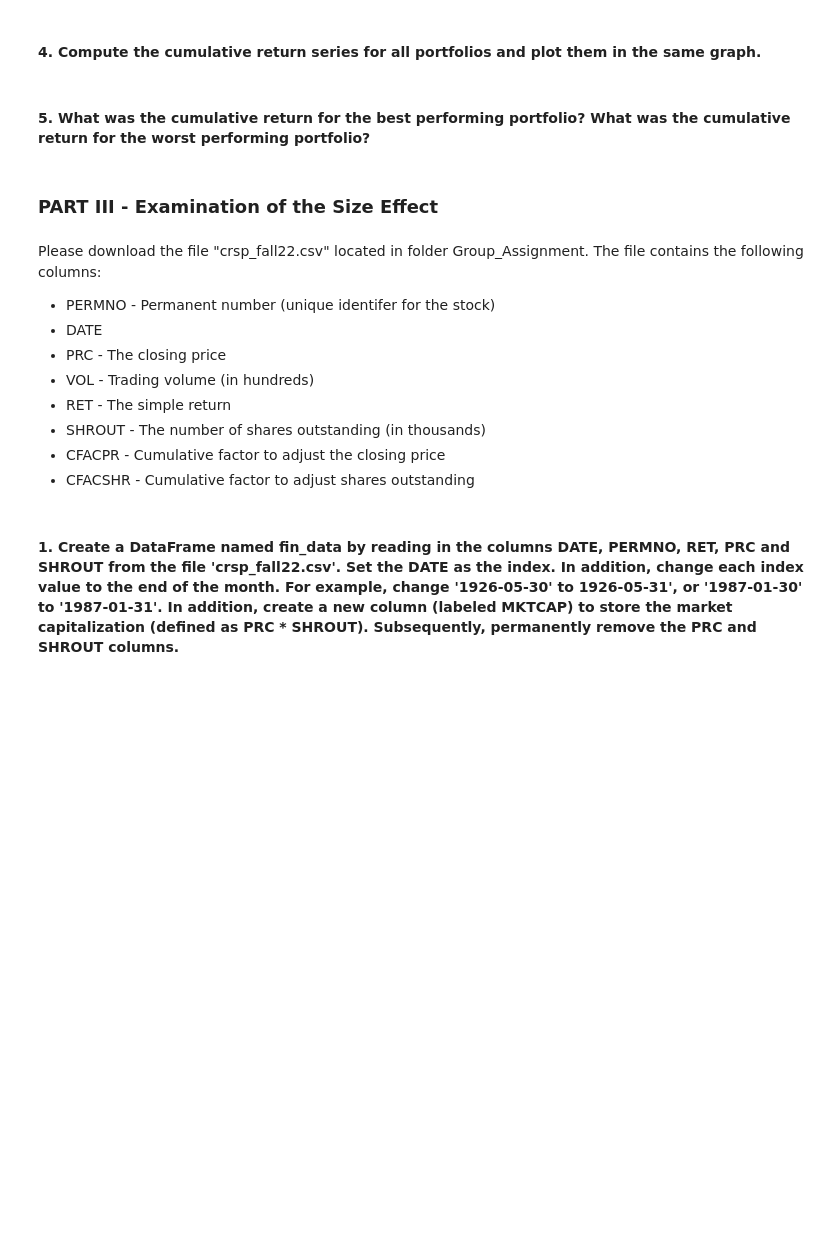
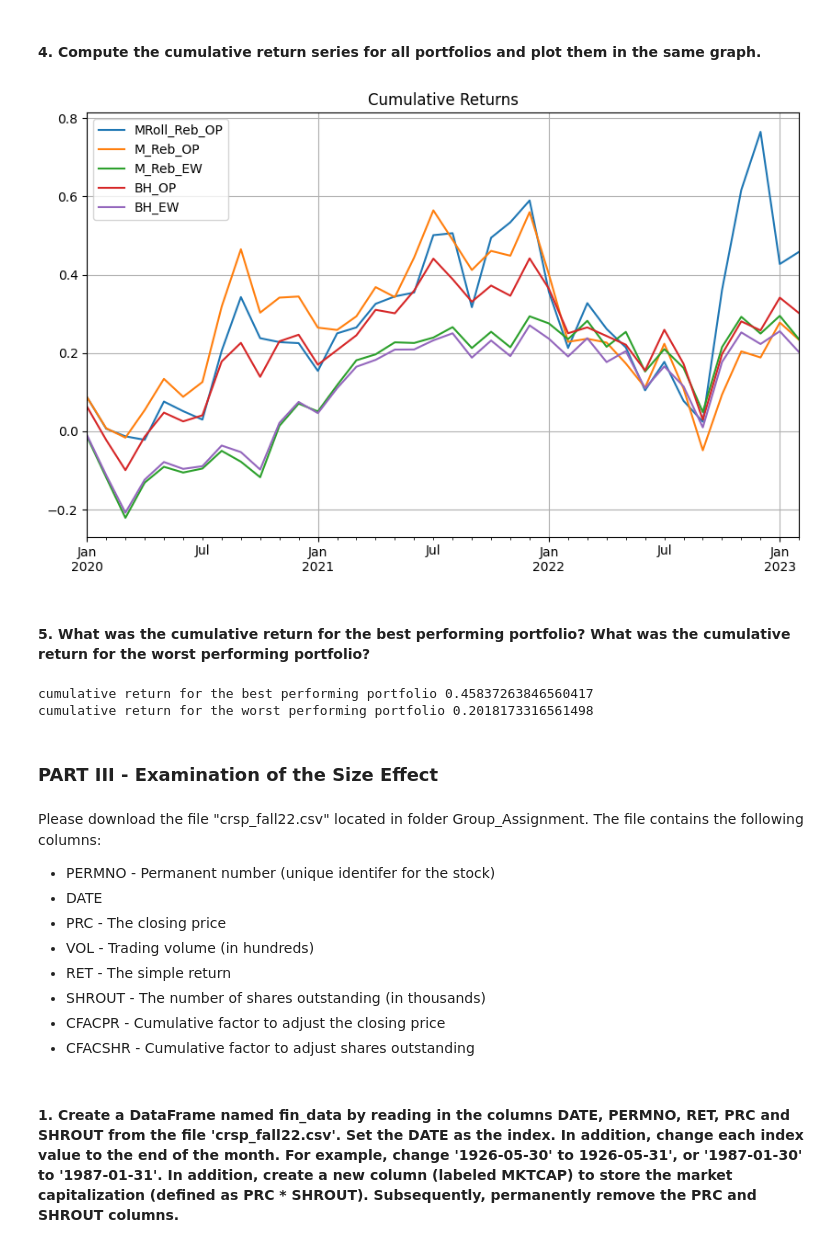
Before and after one commit to kulikj/fina4380-finalproject, a Jupyter notebook: Group Assignment.ipynb, the cells around one changed output. Saved outputs shown, nothing was run; the diff lists cells and outputs as text; code cells hidden in the pictures; blank space fills up the shorter version.

```diff
--- a/Group Assignment.ipynb
+++ b/Group Assignment.ipynb
@@ -157,3 +248,23 @@ port_std(optimal_port.x)
  3) A monthly rebalanced equally-weighted portfolio. Label the portfolio (M_Reb_EW, an acronym for Monthly Rebalancing Equally-Weighted Portfolio).
  4) A buy and hold portfolio, initially allocated according to the optimal weights as of 12/2019. Label the portfolio (BH_OP, an acronym for Buy and Hold Optimal Portfolio).
  5) A buy and hold portfolio, initially allocated equally across stocks. Label the portfolio (BH_EW, an acronym for Buy and Hold Equally-Weighted Portfolio).
+# %%
+port_returns = pd.DataFrame()
+eq_weights = [1/len(stock_list)]*len(stock_list)
+
+#1
+for i in range(0,len(optimal_weights)-1):
+    port_returns = pd.concat([port_returns,
+                              pd.DataFrame({'MRoll_Reb_OP':np.dot(optimal_weights.iloc[i],df.iloc[i+60])},
+                                           index = [df.index[i+60]])],
+                                           axis=0)
+
+#2-5
+port_returns['M_Reb_OP'] = np.dot(df.iloc[60:], optimal_weights.iloc[0])
+port_returns['M_Reb_EW'] = np.dot(df.iloc[60:], eq_weights)
+t1 = np.dot(investments.iloc[60:-1], optimal_weights.iloc[0])
+t2 = np.dot(investments.iloc[60:-1], eq_weights)
+port_returns['BH_OP'] = pd.DataFrame(t1).pct_change().dropna()[0].values.tolist()
+port_returns['BH_EW'] = pd.DataFrame(t2).pct_change().dropna()[0].values.tolist()
+
+port_returns
@@ -160,2 +289,17 @@ port_std(optimal_port.x)
 # %% [markdown]
 #### 3. Create a DataFrame port_stats (with a 3x5 shape) to store the annualized average monthly return, the annualized monthly standard deviation and the Sharpe ratio for all 5 portfolios.
+# %%
+# excess port_ret
+ex_pr = pd.DataFrame()
+for c in port_returns.columns:
+    ex_pr[c] = port_returns[c] - rf[60:].RF
+
+lst = [port_returns.mean()*12,
+       port_returns.std()*np.sqrt(12),
+       (ex_pr.mean()*12)/(ex_pr.std()*np.sqrt(12))]
+
+port_stats = pd.DataFrame(lst, index=['Annualized Average Monthly Return',
+                         'Annualized Monthly Standard Deviation',
+                         'Sharpe Ratio'])
+
+port_stats
@@ -162,7 +311,23 @@ port_std(optimal_port.x)
 # %% [markdown]
 #### 4. Compute the cumulative return series for all portfolios and plot them in the same graph.
+# %%
+cum_df = pd.DataFrame()
+for c in port_returns.columns:
+    cum_df[c] = port_returns[c].add(1).cumprod()-1
+
+cum_df.plot.line(y = cum_df.columns,
+                     figsize = (10,6), grid = True, title = 'Cumulative Returns');
+# %% [output]
+[figure, added]
 # %% [markdown]
 #### 5. What was the cumulative return for the best performing portfolio? What was the cumulative return for the worst performing portfolio?
+# %%
+cum_ret = cum_df.iloc[-1,:]
+print('cumulative return for the best performing portfolio', cum_ret.max())
+print('cumulative return for the worst performing portfolio', cum_ret.min())
+# %% [output]
+cumulative return for the best performing portfolio 0.45837263846560417
+cumulative return for the worst performing portfolio 0.2018173316561498
 # %% [markdown]
 ### PART III - Examination of the Size Effect
 # %% [markdown]
```
Also changed, not shown: parts of 13 cells of this notebook.
